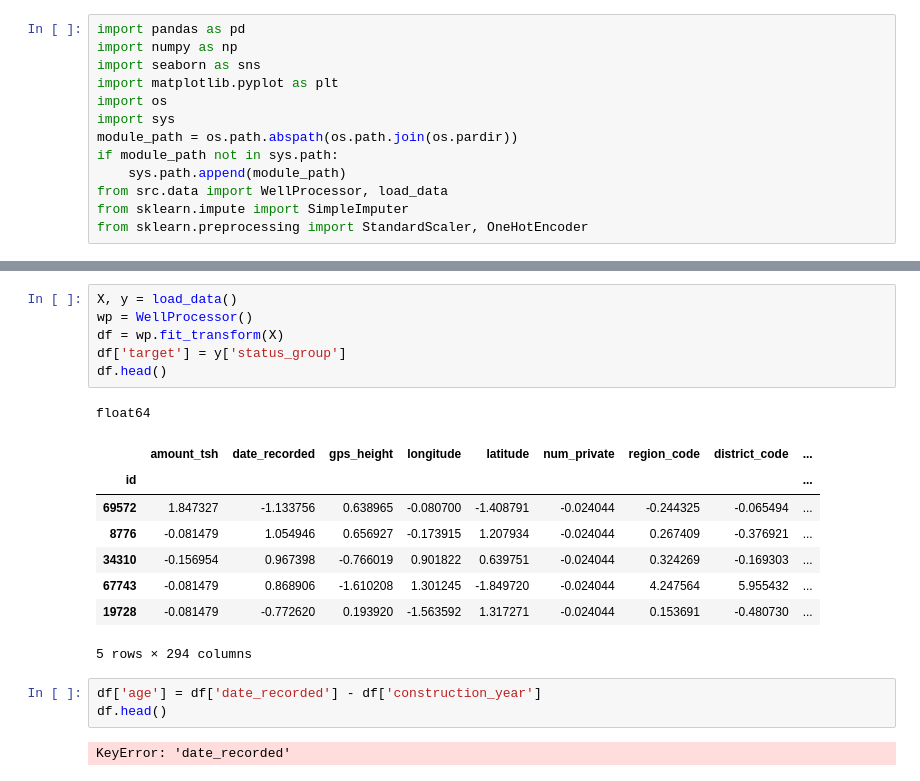
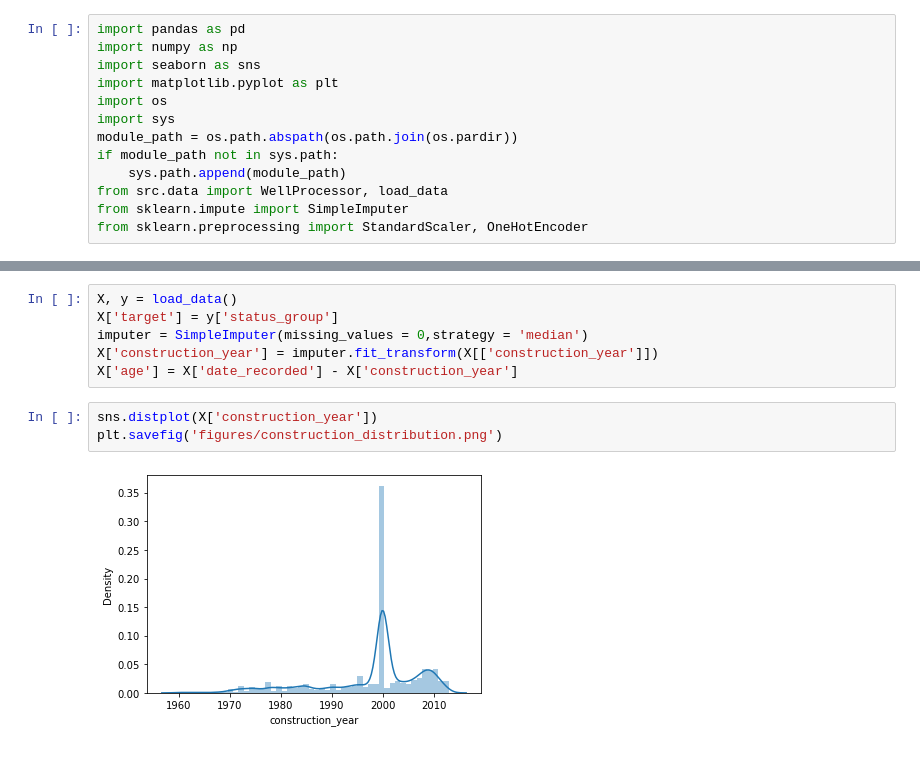
Before and after one commit to Caellwyn/well-predicter-tanzania, a Jupyter notebook: data_exploration/Age_of_well_exploration.ipynb, the cells around one changed output, grey strips where cells are left out. Cells and saved outputs as stored; diff of their text form.

```diff
--- a/data_exploration/Age_of_well_exploration.ipynb
+++ b/data_exploration/Age_of_well_exploration.ipynb
@@ -132,21 +14,11 @@ class WellProcessor:
-# %%
-X, y = load_data()
-wp = WellProcessor()
-df = wp.fit_transform(X)
-df['target'] = y['status_group']
-df.head()
-# %% [output]
-float64
-|  | amount_tsh | date_recorded | gps_height | longitude | latitude | num_private | region_code | district_code | ... |
-| id |  |  |  |  |  |  |  |  | ... |
-| 69572 | 1.847327 | -1.133756 | 0.638965 | -0.080700 | -1.408791 | -0.024044 | -0.244325 | -0.065494 | ... |
-| 8776 | -0.081479 | 1.054946 | 0.656927 | -0.173915 | 1.207934 | -0.024044 | 0.267409 | -0.376921 | ... |
-| 34310 | -0.156954 | 0.967398 | -0.766019 | 0.901822 | 0.639751 | -0.024044 | 0.324269 | -0.169303 | ... |
-| 67743 | -0.081479 | 0.868906 | -1.610208 | 1.301245 | -1.849720 | -0.024044 | 4.247564 | 5.955432 | ... |
-| 19728 | -0.081479 | -0.772620 | 0.193920 | -1.563592 | 1.317271 | -0.024044 | 0.153691 | -0.480730 | ... |
-5 rows × 294 columns
-# %%
-df['age'] = df['date_recorded'] - df['construction_year']
-df.head()
-# %% [output]
-KeyError: 'date_recorded'
+# %%
+X, y = load_data()
+X['target'] = y['status_group']
+imputer = SimpleImputer(missing_values = 0,strategy = 'median')
+X['construction_year'] = imputer.fit_transform(X[['construction_year']])
+X['age'] = X['date_recorded'] - X['construction_year']
+# %%
+sns.distplot(X['construction_year'])
+plt.savefig('figures/construction_distribution.png')
+# %% [output]
+[figure, added]
```
Also changed, not shown: parts of 2 cells of this notebook, 22 other files.
